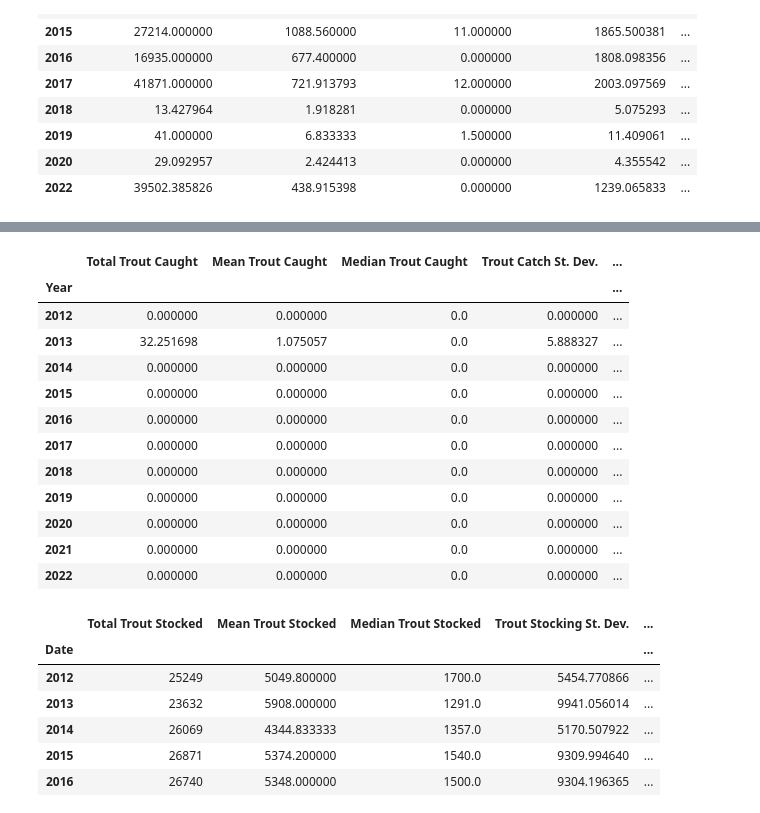
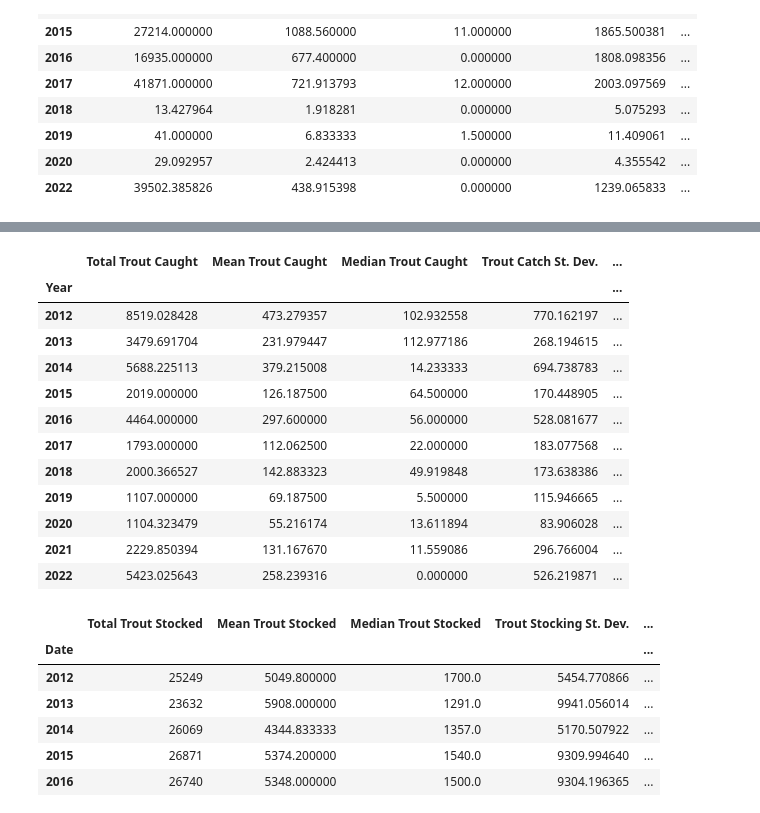
Before and after one commit to jules-krohn/Project1_Group7, a Jupyter notebook: FishingDataCode.ipynb, the cells around one changed output, grey strips where cells are left out. Saved outputs shown, nothing was run; the diff lists cells and outputs as text; code cells hidden in the pictures.

```diff
--- a/FishingDataCode.ipynb
+++ b/FishingDataCode.ipynb
@@ -134,33 +135,33 @@ wae_df
 # %%
-rbtbay_mean = creel.loc[(creel['Species'] == 'RBT') & (creel['County'] == 'BAY')].groupby('Year').mean(numeric_only=True)
-rbtbay_med = creel.loc[(creel['Species'] == 'RBT') & (creel['County'] == 'BAY')].groupby('Year').median(numeric_only=True)
-rbtbay_std = creel.loc[(creel['Species'] == 'RBT') & (creel['County'] == 'BAY')].groupby('Year').std(numeric_only=True)
-rbtbay_sem = creel.loc[(creel['Species'] == 'RBT') & (creel['County'] == 'BAY')].groupby('Year').sem(numeric_only=True)
-rbtbay_sum = creel.loc[(creel['Species'] == 'RBT') & (creel['County'] == 'BAY')].groupby('Year').sum(numeric_only=True)
+rbtbay_mean = creel.loc[(creel['Species'] == 'RBT') & (creel['County'] == 'OTTAWA')].groupby('Year').mean(numeric_only=True)
+rbtbay_med = creel.loc[(creel['Species'] == 'RBT') & (creel['County'] == 'OTTAWA')].groupby('Year').median(numeric_only=True)
+rbtbay_std = creel.loc[(creel['Species'] == 'RBT') & (creel['County'] == 'OTTAWA')].groupby('Year').std(numeric_only=True)
+rbtbay_sem = creel.loc[(creel['Species'] == 'RBT') & (creel['County'] == 'OTTAWA')].groupby('Year').sem(numeric_only=True)
+rbtbay_sum = creel.loc[(creel['Species'] == 'RBT') & (creel['County'] == 'OTTAWA')].groupby('Year').sum(numeric_only=True)
 
 rbtbaymean = rbtbay_mean['Catch']
 rbtbaymed = rbtbay_med['Catch']
 rbtbaystd = rbtbay_std['Catch']
 rbtbaysem = rbtbay_sem['Catch']
 rbtbaysum = rbtbay_sum['Catch']
 
 rbt_df = pd.DataFrame({'Total Trout Caught':rbtbaysum,'Mean Trout Caught':rbtbaymean, 'Median Trout Caught':rbtbaymed,
                        'Trout Catch St. Dev.':rbtbaystd, "Trout Catch St. Err.":rbtbaysem})
 rbt_df
 # %% [output]
 |  | Total Trout Caught | Mean Trout Caught | Median Trout Caught | Trout Catch St. Dev. | ... |
 | Year |  |  |  |  | ... |
-| 2012 | 0.000000 | 0.000000 | 0.0 | 0.000000 | ... |
-| 2013 | 32.251698 | 1.075057 | 0.0 | 5.888327 | ... |
-| 2014 | 0.000000 | 0.000000 | 0.0 | 0.000000 | ... |
-| 2015 | 0.000000 | 0.000000 | 0.0 | 0.000000 | ... |
-| 2016 | 0.000000 | 0.000000 | 0.0 | 0.000000 | ... |
-| 2017 | 0.000000 | 0.000000 | 0.0 | 0.000000 | ... |
-| 2018 | 0.000000 | 0.000000 | 0.0 | 0.000000 | ... |
-| 2019 | 0.000000 | 0.000000 | 0.0 | 0.000000 | ... |
-| 2020 | 0.000000 | 0.000000 | 0.0 | 0.000000 | ... |
-| 2021 | 0.000000 | 0.000000 | 0.0 | 0.000000 | ... |
-| 2022 | 0.000000 | 0.000000 | 0.0 | 0.000000 | ... |
+| 2012 | 8519.028428 | 473.279357 | 102.932558 | 770.162197 | ... |
+| 2013 | 3479.691704 | 231.979447 | 112.977186 | 268.194615 | ... |
+| 2014 | 5688.225113 | 379.215008 | 14.233333 | 694.738783 | ... |
+| 2015 | 2019.000000 | 126.187500 | 64.500000 | 170.448905 | ... |
+| 2016 | 4464.000000 | 297.600000 | 56.000000 | 528.081677 | ... |
+| 2017 | 1793.000000 | 112.062500 | 22.000000 | 183.077568 | ... |
+| 2018 | 2000.366527 | 142.883323 | 49.919848 | 173.638386 | ... |
+| 2019 | 1107.000000 | 69.187500 | 5.500000 | 115.946665 | ... |
+| 2020 | 1104.323479 | 55.216174 | 13.611894 | 83.906028 | ... |
+| 2021 | 2229.850394 | 131.167670 | 11.559086 | 296.766004 | ... |
+| 2022 | 5423.025643 | 258.239316 | 0.000000 | 526.219871 | ... |
 # %%
 #Find the total number and measures of central tendancy for Rainbow Trout stocking in Chippewa County
 #Make a data summary of the results
```
Also changed, not shown: parts of 7 cells of this notebook.
